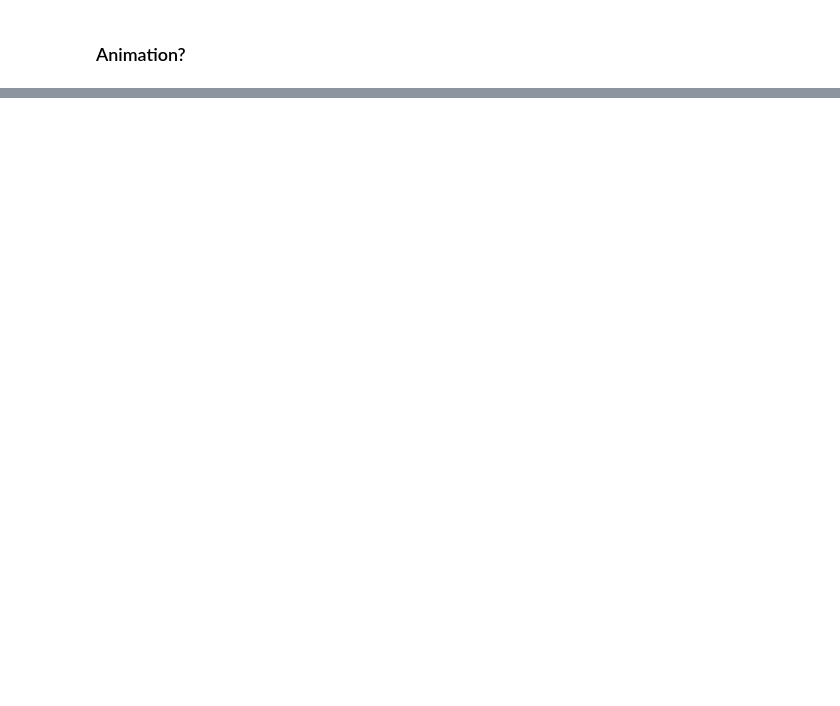
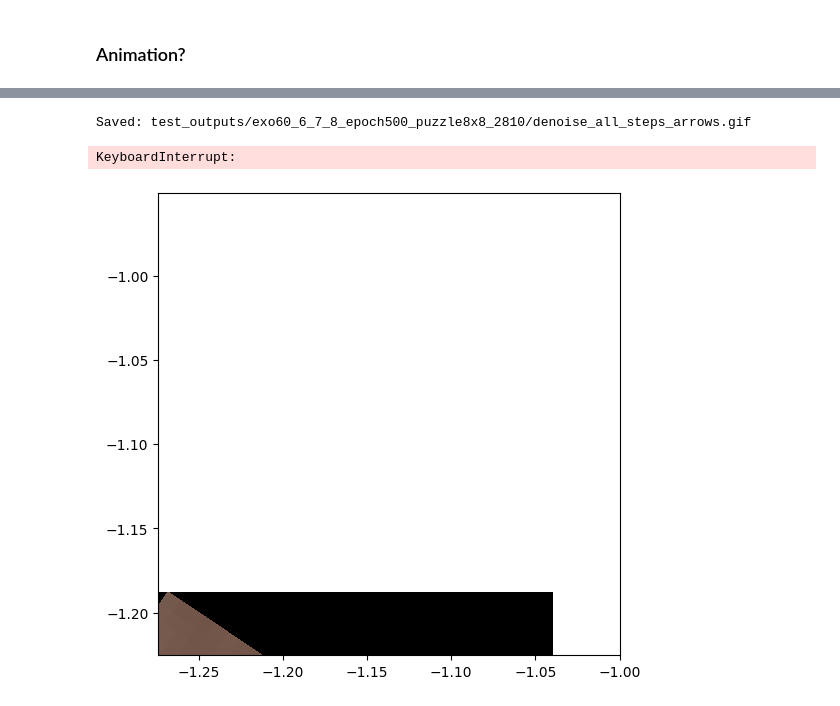
Before and after one commit to silviasuhu/deep-learning-puzzle-project, a Jupyter notebook: inference_visualization.ipynb, the cells around one changed output, grey strips where cells are left out. Cells and saved outputs as stored; diff of their text form; code cells hidden in the pictures; blank space fills up the shorter version.

```diff
--- a/inference_visualization.ipynb
+++ b/inference_visualization.ipynb
@@ -251,10 +250,10 @@ def make_single_step_denoise_gif_with_patches(
 def make_denoise_gif_traj(
     x_start,
     traj,
+    out_path,
     t_values=None,
-    out_path="outputs/denoise_timeline.gif",
     fps=10,
-    hold_clean=8,
+    hold_clean=10,
     hold_final=10,
     interp_frames=0,   # set >0 for smoother transitions between steps
 ):
@@ -295,7 +294,7 @@ def make_denoise_gif_traj(
             t_j = t_values[i + 1]
             for a in np.linspace(0, 1, interp_frames + 2)[1:-1]:
                 x_mid = (1 - a) * x_i + a * x_j
-                frames.append(render_pose_to_frame(x_mid, f"Denoising {t_i}->{t_j}"))
+                frames.append(render_pose_to_frame(x_mid, f"x_t (t={t_i})"))
 
     for _ in range(hold_final):
         frames.append(render_pose_to_frame(traj[-1], "Final x0_hat"))
@@ -307,9 +306,9 @@ def make_denoise_gif_with_patches_traj(
     patches,
     x_start,
     traj,
+    out_path,
     steps=None,
     t_values=None,
-    out_path="outputs/denoise_patches_all_steps.gif",
     unrotate_input_k=None,
     fps=10,
     hold_x0=15,
@@ -347,7 +346,7 @@ def make_denoise_gif_with_patches_traj(
         if len(t_values) == len(traj) and len(t_values) == len(traj_cpu) + 1:
             t_values = t_values[1:]
         if len(t_values) != len(traj_cpu):
-            raise ValueError("len(t_values) must match trajectory length.")
+            raise ValueError(f"len(t_values) must match trajectory length.")
 
     # Same sizing logic as your triptych/template
     xy0 = x_start[:, :2]
@@ -398,7 +397,7 @@ def make_denoise_gif_with_patches_traj(
             x_next = traj_cpu[i + 1]
             for a in np.linspace(0, 1, interp_frames + 2)[1:-1]:
                 x_mid = (1 - a) * x_t + a * x_next
-                frames.append(_render_frame(x_mid, f"Denoising {t}->{t_values[i+1]}"))
+                frames.append(_render_frame(x_mid, f"x_t (t={t})"))
 
     # Render final step hold
     for _ in range(hold_final):
@@ -632,7 +691,7 @@ print(f"Positional accuracy: {acc_pos}")
 print(f"Rotational accuracy: {acc_rot}")
 
 
-with open(f"outputs/metrics.txt", "w") as f:
+with open(f"{output_directory}/metrics.txt", "w") as f:
     f.write(f"""\
 Final metrics of the fully denoised pose:\n
 Positional error: {pos_err}\n
@@ -716,19 +796,35 @@ print("Saved:", gif_path)
 # %%
 gif_path = make_denoise_gif_traj(
     x_start=x_start.detach().cpu(),
     traj=traj,
     t_values=t_values,
-    out_path="outputs/denoise_all_steps.gif",
-    fps=8,
-    interp_frames=0,
+    out_path=f"{output_directory}/denoise_all_steps_arrows.gif",
+    fps=len(t_values)/10,
+    hold_clean=int((len(t_values))/10*2),
+    hold_final=int((len(t_values))/10*2),
+    interp_frames=1,   # set >0 for smoother transitions between steps
+
+
 )
+print("Saved:", gif_path)
 
 gif_path = make_denoise_gif_with_patches_traj(
     patches=sample.patches,
     x_start=x_start,
     traj=traj,            # all intermediate states
+    t_values=t_values,
+    fps=len(t_values)/10,
     steps=steps,          # e.g. 100
-    out_path="outputs/denoise_patches_all_steps.gif",
+    out_path=f"{output_directory}/denoise_all_steps_patches.gif",
     unrotate_input_k=None,
+    hold_x0=int((len(t_values))/10*1.5),
+    hold_xt=int((len(t_values))/10*1.5),
+    hold_final=int((len(t_values))/10*1.5),
+    step_hold=1,
+    interp_frames=1,
 )
 print("Saved:", gif_path)
+# %% [output]
+Saved: test_outputs/exo60_6_7_8_epoch500_puzzle8x8_2810/denoise_all_steps_arrows.gif
+KeyboardInterrupt:
+[figure, added]
```
Also changed, not shown: parts of 15 cells of this notebook, 2 other files.
